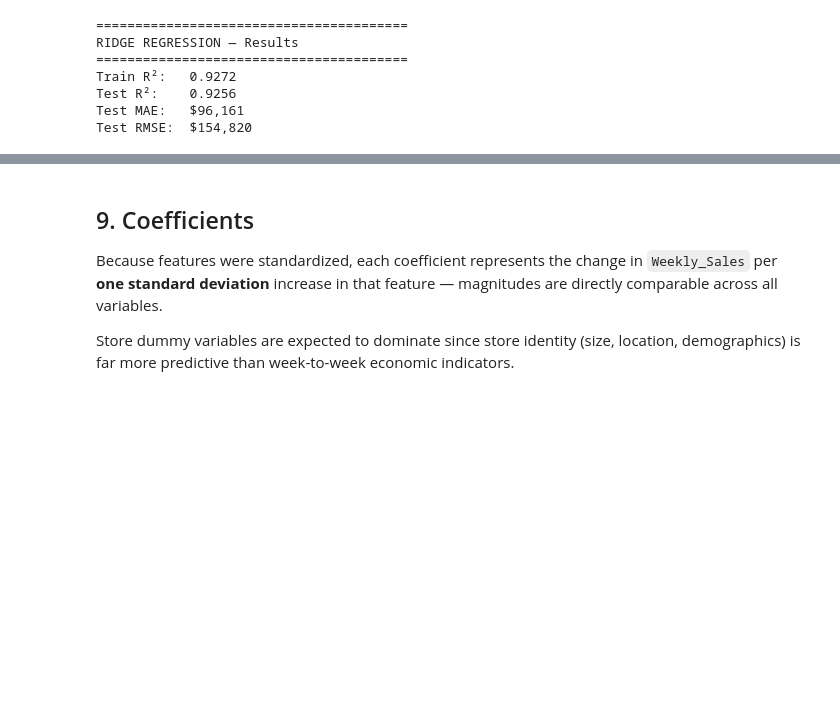
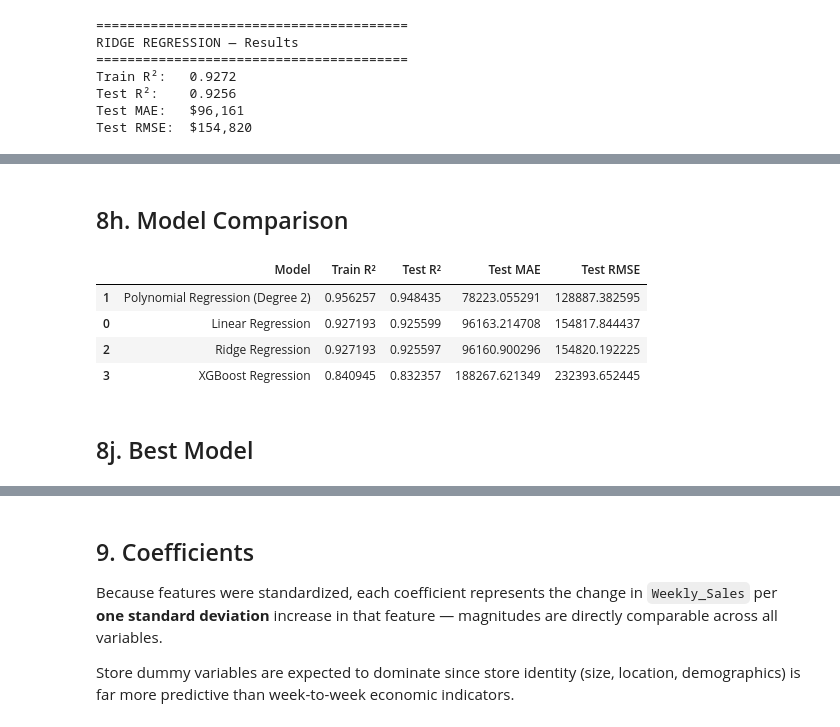
Before and after one commit to leonTan21/inventory-demand-prediction-ml, a Jupyter notebook: notebooks/walmart_linear_regression.ipynb, the cells around one changed output, grey strips where cells are left out. Cells and saved outputs as stored; diff of their text form; code cells hidden in the pictures; blank space fills up the shorter version.

Commit message:
Added XGBoost and compared all models

```diff
--- a/notebooks/walmart_linear_regression.ipynb
+++ b/notebooks/walmart_linear_regression.ipynb
@@ -557,0 +536,17 @@ Based on the train and test R² values, none of the three models showed severe o
+# %%
+# Evaluate XGBoost
+y_pred_train_xgb = xgb_model.predict(X_train)
+y_pred_test_xgb = xgb_model.predict(X_test)
+
+xgb_train_r2 = r2_score(y_train, y_pred_train_xgb)
+xgb_test_r2 = r2_score(y_test, y_pred_test_xgb)
+xgb_test_mae = mean_absolute_error(y_test, y_pred_test_xgb)
+xgb_test_rmse = mean_squared_error(y_test, y_pred_test_xgb) ** 0.5
+
+print("=" * 40)
+print("XGBOOST REGRESSION — Results")
+print("=" * 40)
+print(f"Train R²:   {xgb_train_r2:.4f}")
+print(f"Test R²:    {xgb_test_r2:.4f}")
+print(f"Test MAE:   ${xgb_test_mae:,.0f}")
+print(f"Test RMSE:  ${xgb_test_rmse:,.0f}")
@@ -557,0 +561,45 @@ Based on the train and test R² values, none of the three models showed severe o
+# %% [markdown]
+## 8h. Model Comparison
+# %%
+comparison_df = pd.DataFrame({
+    'Model': [
+        'Linear Regression',
+        'Polynomial Regression (Degree 2)',
+        'Ridge Regression',
+        'XGBoost Regression'
+    ],
+    'Train R²': [
+        train_r2,
+        poly_train_r2,
+        ridge_train_r2,
+        xgb_train_r2
+    ],
+    'Test R²': [
+        test_r2,
+        poly_test_r2,
+        ridge_test_r2,
+        xgb_test_r2
+    ],
+    'Test MAE': [
+        test_mae,
+        poly_test_mae,
+        ridge_test_mae,
+        xgb_test_mae
+    ],
+    'Test RMSE': [
+        test_rmse,
+        poly_test_rmse,
+        ridge_test_rmse,
+        xgb_test_rmse
+    ]
+})
+
+comparison_df.sort_values(by='Test R²', ascending=False)
+# %% [output]
+|  | Model | Train R² | Test R² | Test MAE | Test RMSE |
+| 1 | Polynomial Regression (Degree 2) | 0.956257 | 0.948435 | 78223.055291 | 128887.382595 |
+| 0 | Linear Regression | 0.927193 | 0.925599 | 96163.214708 | 154817.844437 |
+| 2 | Ridge Regression | 0.927193 | 0.925597 | 96160.900296 | 154820.192225 |
+| 3 | XGBoost Regression | 0.840945 | 0.832357 | 188267.621349 | 232393.652445 |
+# %% [markdown]
+## 8j. Best Model
```
Also changed, not shown: parts of 13 cells of this notebook.
